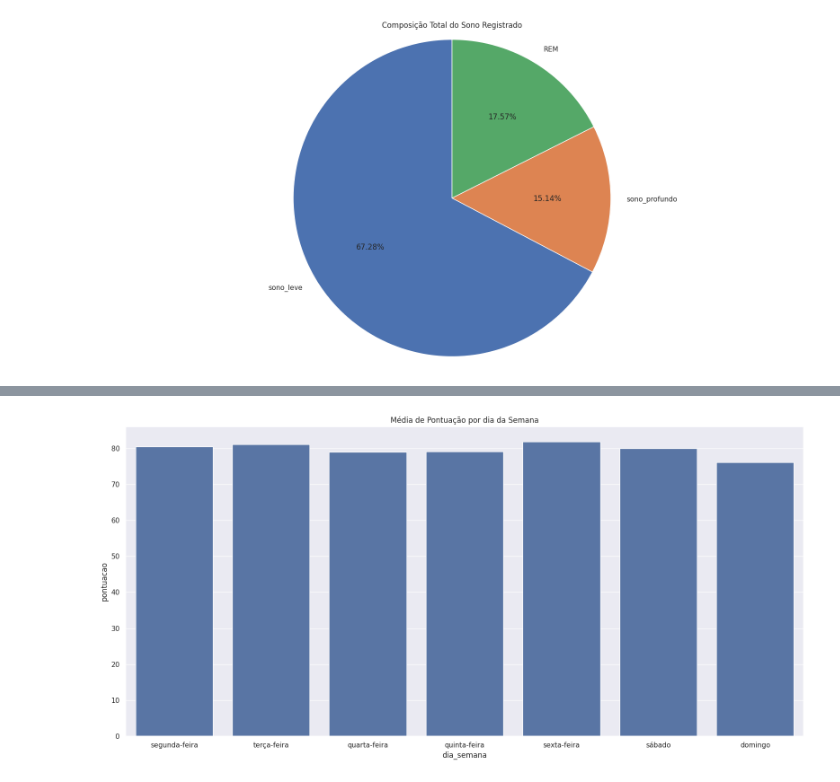
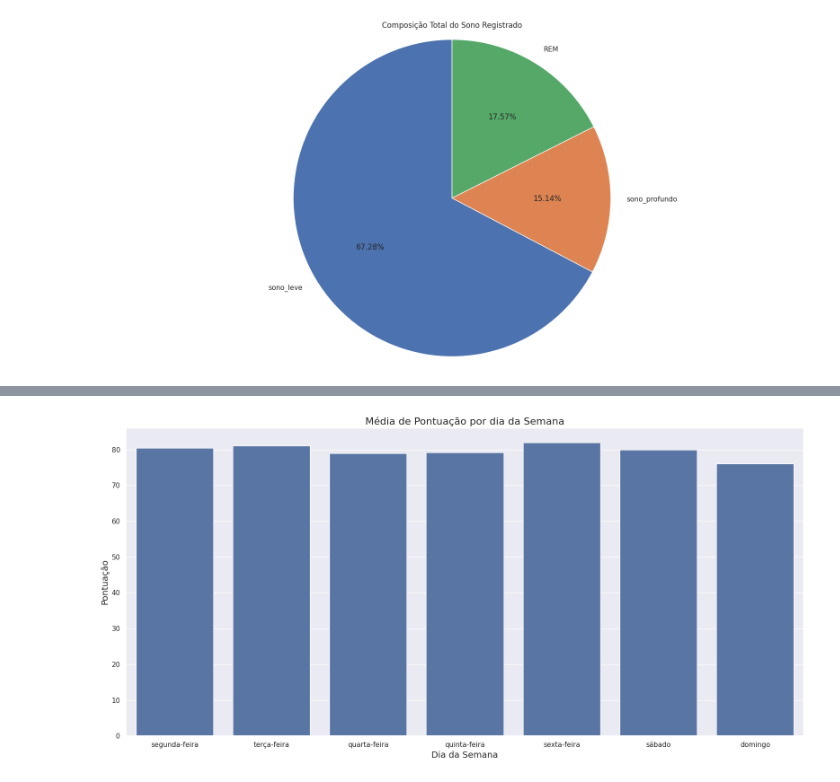
Before and after one commit to kylesonev/sleep_analysis, a Jupyter notebook: notebook/02_eda.ipynb, the cells around one changed output, grey strips where cells are left out. Saved outputs shown, nothing was run; the diff lists cells and outputs as text; code cells hidden in the pictures.

```diff
--- a/notebook/02_eda.ipynb
+++ b/notebook/02_eda.ipynb
@@ -237,3 +236,6 @@ data_semana["dia_semana"] = pd.Categorical(data_semana["dia_semana"], categories
 medias = data_semana.groupby("dia_semana")["pontuacao"].mean().round(2)
+# %%
+medias_df = medias.reset_index()
+medias_df.columns = ["dia_semana", "pontuacao"]
 # %%
-medias
+medias_df = medias_df.sort_values("pontuacao", ascending=True)
@@ -250,11 +253,13 @@ Name: pontuacao, dtype: float64
 # %%
 plt.figure(figsize=(16, 8))
-sns.barplot(data=medias)
-plt.title("Média de Pontuação por dia da Semana")
+sns.barplot(data=medias_df, x="dia_semana", y="pontuacao")
+plt.title("Média de Pontuação por dia da Semana", size=16)
+plt.xlabel("Dia da Semana", size=14)
+plt.ylabel("Pontuação", size=14)
 plt.tight_layout()
 plt.show()
 # %% [output]
-[figure, old version]
+[figure, new version]
 # %%
 # segunda = data.loc[data["dia_semana"] == "segunda-feira", "pontuacao"].tolist()
 # terca = data.loc[data["dia_semana"] == "terça-feira", "pontuacao"].tolist()
```
Also changed, not shown: parts of 6 cells of this notebook.
